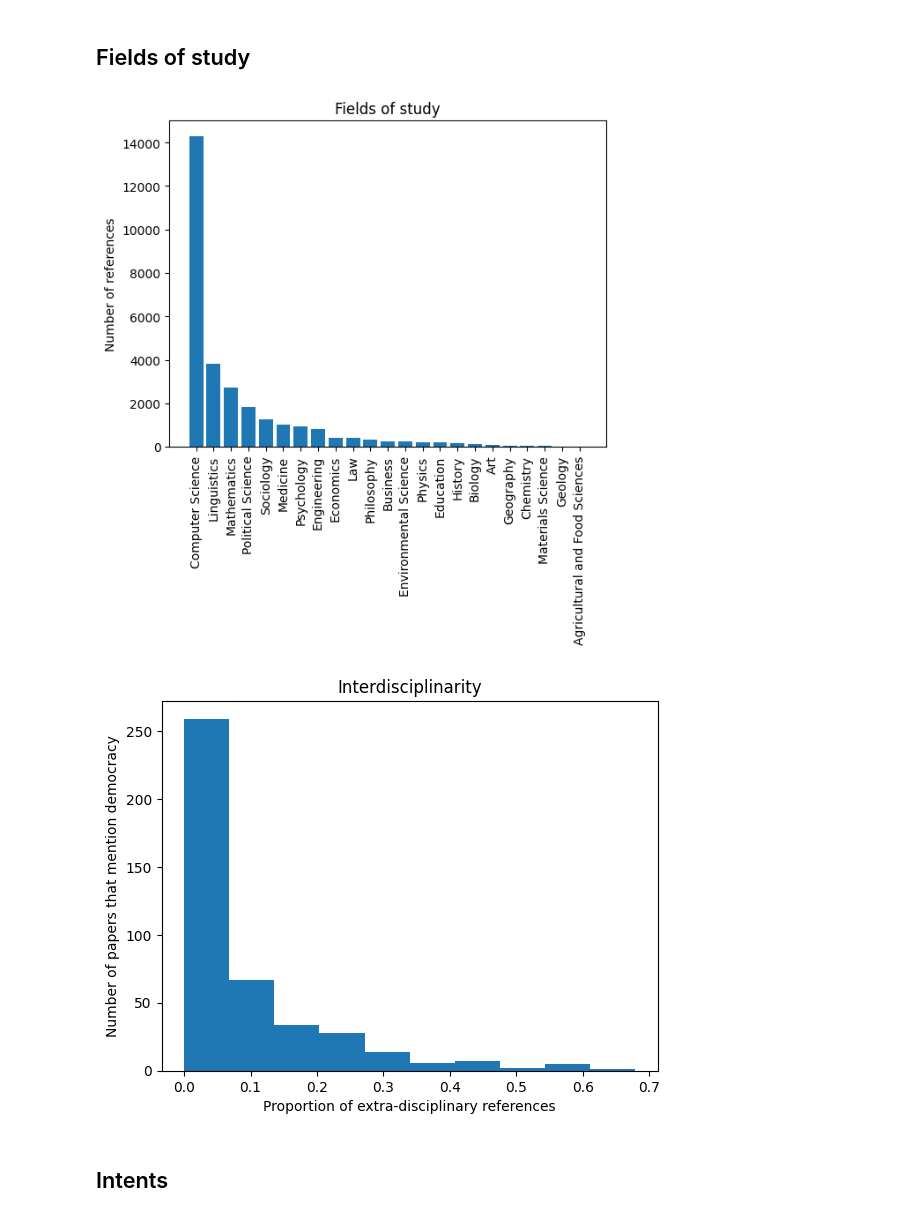
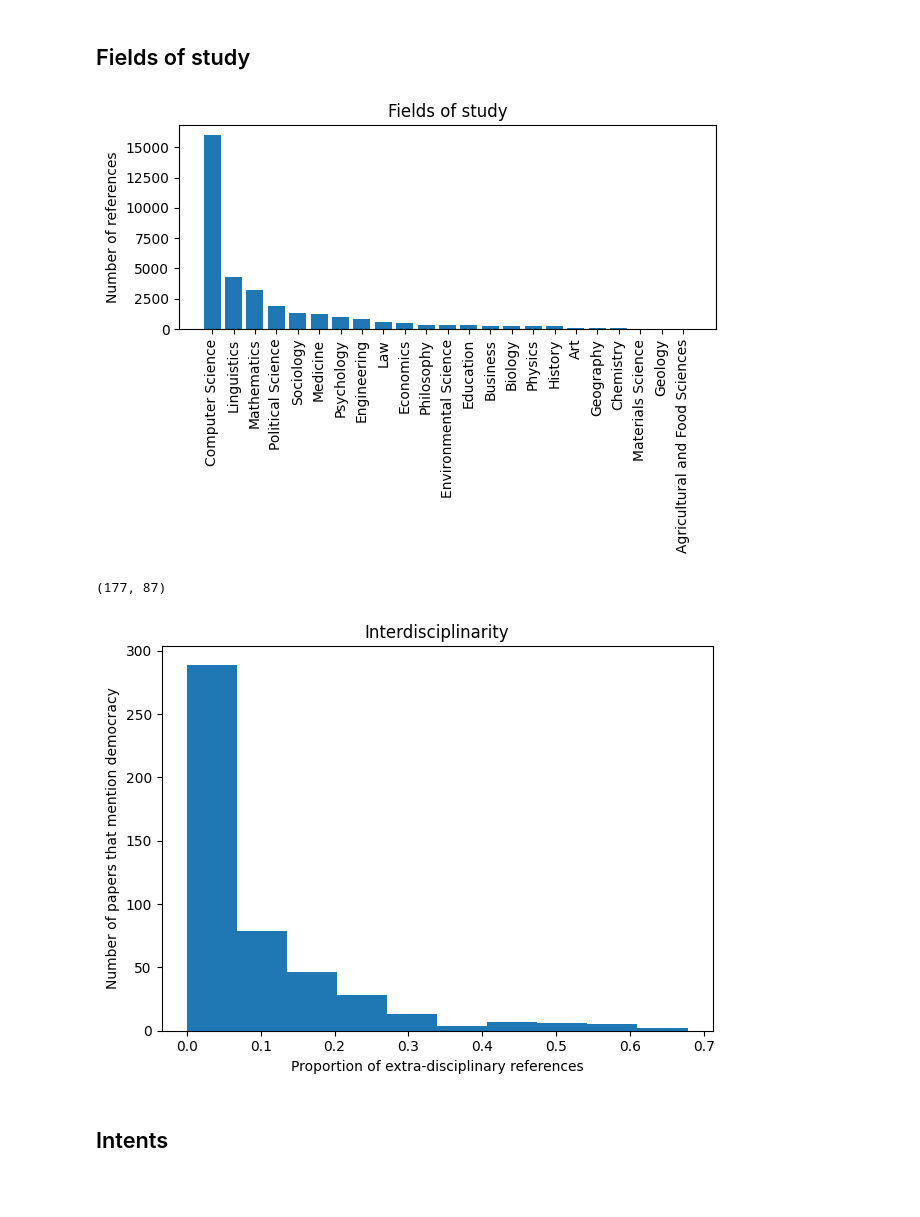
Before and after one commit to ArjunSubramonian/democratization-nlp, a Jupyter notebook: network-analysis.ipynb, the cells around one changed output. Drawn from its saved outputs; the diff is of its cells as text; code cells hidden in the pictures; blank space fills up the shorter version.

```diff
--- a/network-analysis.ipynb
+++ b/network-analysis.ipynb
@@ -9,7 +10,7 @@ from s2_key import *
 # %% [markdown]
 # Collect and process references
 # %%
-prefiltered_papers_df = pd.read_csv('annotated-excerpts.csv')
+prefiltered_papers_df = pd.read_csv('annotated-excerpts-with-themes.csv')
 filtered_papers_df = prefiltered_papers_df[prefiltered_papers_df['1 = Relevant / 0 = Irrelevant'] == 1]
 filtered_papers_df = filtered_papers_df[filtered_papers_df['1 = Reference'] != 1]
 filtered_papers = set(filtered_papers_df['Corpus ID'])
@@ -39,10 +58,10 @@ for idx, corpusId in enumerate(filtered_papers):
 # %%
-with open('references-data.json', 'wb') as f:
+with open('references-data-with-themes.json', 'wb') as f:
     pickle.dump(data, f)
 # %% [markdown]
 # Network analysis
 # %%
-with open('references-data.json', 'rb') as f:
+with open('references-data-with-themes.json', 'rb') as f:
     data = pickle.load(f)
 # %% [markdown]
 ## Fields of study
@@ -59,15 +78,17 @@ for corpusId, refs in data.items():
 # %%
 FOS_freqs = Counter(all_FOS)
 FOS, freqs = list(zip(*FOS_freqs.most_common()))
 
 plt.bar(FOS, freqs)
 for tick in plt.gca().get_xticklabels():
     tick.set_rotation(90)
 plt.ylabel('Number of references')
 plt.title('Fields of study')
+plt.tight_layout()
+plt.savefig('network-analysis-plots/fos.png')
 plt.show()
 # %% [output]
-[figure, old version]
+[figure, new version]
 # %%
 intra_FOS = set(['Computer Science', 'Linguistics', 'Mathematics', 'Engineering'])
 # %%
@@ -89,11 +114,17 @@ for corpusId, refs in data.items():
+# %%
+zero, one
+# %% [output]
+(177, 87)
 # %%
 plt.hist(prop_other_FOS)
 plt.ylabel('Number of papers that mention democracy')
 plt.xlabel('Proportion of extra-disciplinary references')
 plt.title('Interdisciplinarity')
+plt.tight_layout()
+plt.savefig('network-analysis-plots/interdisciplinarity.png')
 plt.show()
 # %% [output]
-[figure, old version]
+[figure, new version]
 # %% [markdown]
 ## Intents
 # %%
```
Also changed, not shown: parts of 7 cells of this notebook, 3 other files.
